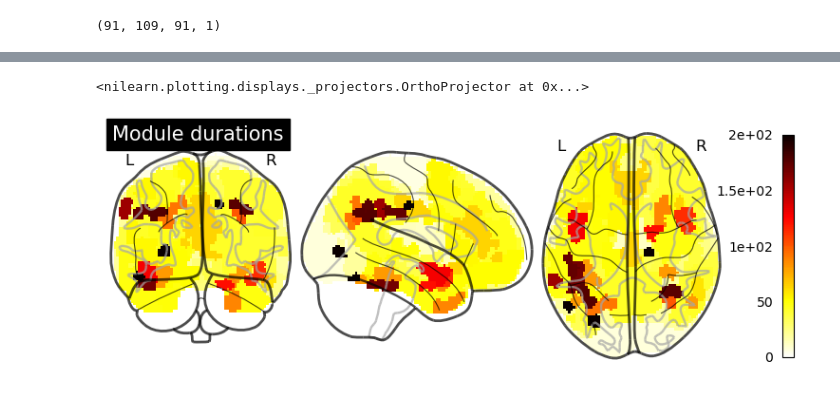
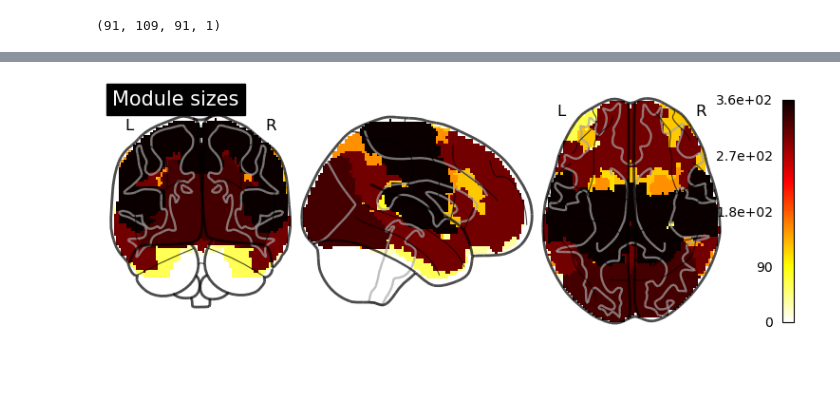
Before and after one commit to compneurobilbao/bha2, a Jupyter notebook: notebooks/05-tree-measures-for-optimal-parcellation.ipynb, the cells around one changed output, grey strips where cells are left out. Saved outputs shown, nothing was run; the diff lists cells and outputs as text; code cells hidden in the pictures.

Commit message:
distributing the results in notebooks

```diff
--- a/notebooks/05-tree-measures-for-optimal-parcellation.ipynb
+++ b/notebooks/05-tree-measures-for-optimal-parcellation.ipynb
@@ -70,10 +75,3 @@ g=0.8
 opt_level=47
 W = matrix_fusion(g, fcm_bin, scm_bin)
 t_dict = tree_dictionary(tree_min, tree_max, W, tree_class = "full")
-# %%
-plt.rcParams['figure.figsize'] = [20, 7]
-
-Z = linkage(W, "average")
-height_in_tree_sorted = Z[:,2][::-1]
-
-den = dendrogram(Z, color_threshold=height_in_tree_sorted[opt_level-2], no_labels=True)
@@ -114,0 +216,6 @@ len(den_mod['leaves'])
+# %%
+cc = abs(((g * abs(fcm_bin)) + ((1 - g) * scm_bin)))
+strength_fullmat = cc.sum(axis=0, dtype=float)
+plt.scatter(strength_fullmat,roi_heights)
+plt.xlabel("ROI degree")
+plt.ylabel("ROI height")
@@ -262,0 +298,10 @@ Text(0, 0.5, 'Module heights')
+# %%
+module_MSI = np.zeros((atlas_nonzero_img.shape[0],atlas_nonzero_img.shape[1],atlas_nonzero_img.shape[2]))
+for idx,module_indices in enumerate(range(1,opt_level+1)):
+    module_rois = t_dict['lvl_' + str(opt_level) + '_mod_' + str(module_indices)]
+    if len(module_rois) > 10:
+        module_MSI = module_MSI + get_module_vol(atlas_nonzero_img, module_rois, module_duration[idx])
+plotting.plot_glass_brain(nib.Nifti1Image(module_MSI, affine=atlas_nonzero_img.affine),
+        colorbar=True, title="Multi-scale Index (MSI)")
+plt.savefig(os.path.join(project_path, "data", "results", "figures", "opt_parcell_module_MSI_brain.svg"), dpi=300, bbox_inches='tight', format='svg')
+nib.save(nib.Nifti1Image(module_MSI, affine=atlas_nonzero_img.affine),  os.path.join(project_path, "data", "results", "n" + str(conn_size), "MSI.nii.gz"))
@@ -262,0 +310,10 @@ Text(0, 0.5, 'Module heights')
+# %%
+module_heights_img = np.zeros((atlas_nonzero_img.shape[0],atlas_nonzero_img.shape[1],atlas_nonzero_img.shape[2]))
+for idx,module_indices in enumerate(range(1,opt_level+1)):
+    module_rois = t_dict['lvl_' + str(opt_level) + '_mod_' + str(module_indices)]
+    if len(module_rois) > 10:
+        module_heights_img = module_heights_img + get_module_vol(atlas_nonzero_img, module_rois, module_heights[idx])
+plotting.plot_glass_brain(nib.Nifti1Image(module_heights_img, affine=atlas_nonzero_img.affine),
+        colorbar=True, title="Module heights")
+nib.save(nib.Nifti1Image(module_heights_img, affine=atlas_nonzero_img.affine),  os.path.join(project_path, "data", "results", "n" + str(conn_size), "module_heights.nii.gz"))
+plt.savefig(os.path.join(project_path, "data", "results", "figures", "opt_parcell_module_heights_brain.svg"), dpi=300, bbox_inches='tight', format='svg')
@@ -263,10 +322,11 @@ Text(0, 0.5, 'Module heights')
 # %%
-module_durations = np.zeros((atlas_nonzero_img.shape[0],atlas_nonzero_img.shape[1],atlas_nonzero_img.shape[2]))
+module_size_img = np.zeros((atlas_nonzero_img.shape[0],atlas_nonzero_img.shape[1],atlas_nonzero_img.shape[2]))
 for idx,module_indices in enumerate(range(1,opt_level+1)):
     module_rois = t_dict['lvl_' + str(opt_level) + '_mod_' + str(module_indices)]
-    module_durations = module_durations + get_module_vol(atlas_nonzero_img, module_rois, module_duration[idx])
-plotting.plot_glass_brain(nib.Nifti1Image(module_durations, affine=atlas_nonzero_img.affine),
-        colorbar=True, title="Module durations", vmax=200)
+    if len(module_rois) > 10:
+        module_size_img = module_size_img + get_module_vol(atlas_nonzero_img, module_rois, module_size[idx])
+plotting.plot_glass_brain(nib.Nifti1Image(module_size_img, affine=atlas_nonzero_img.affine),
+        colorbar=True, title="Module sizes")
+nib.save(nib.Nifti1Image(module_size_img, affine=atlas_nonzero_img.affine),  os.path.join(project_path, "data", "results", "n" + str(conn_size), "module_sizes.nii.gz"))
 # %% [output]
-<nilearn.plotting.displays._projectors.OrthoProjector at 0x...>
-[figure, old version]
+[figure, new version]
```
Also changed, not shown: parts of 22 cells of this notebook, 7 other files.
